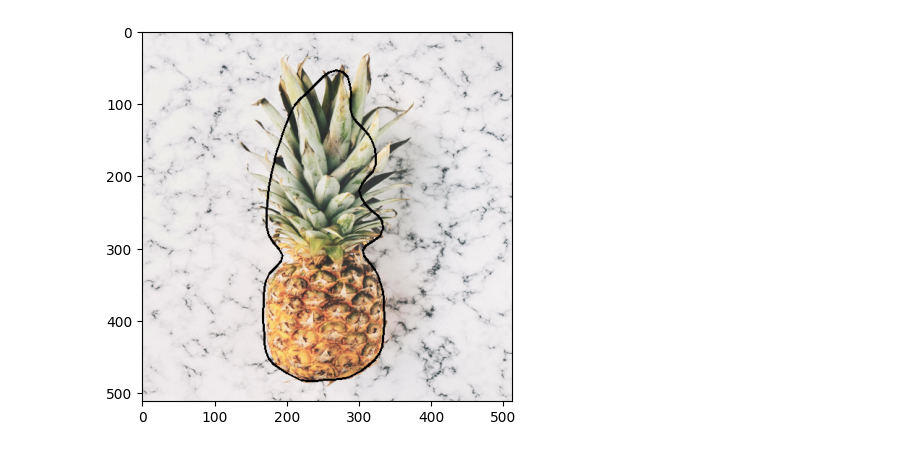
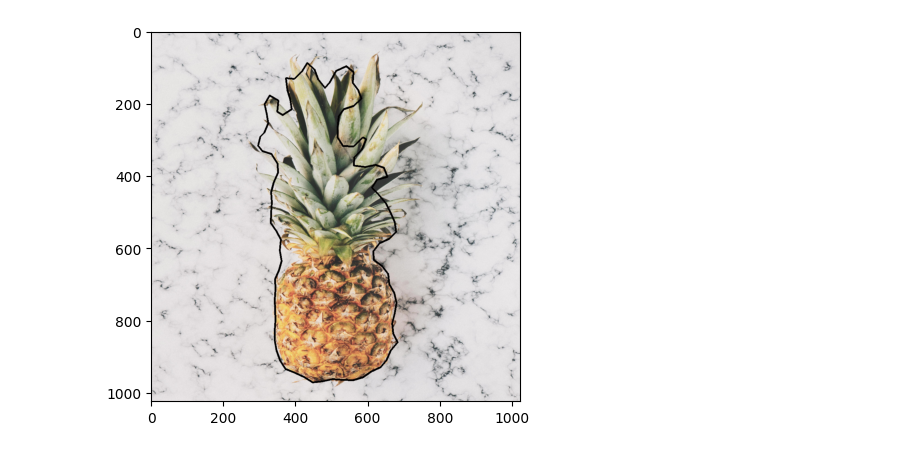
Before and after one commit to antoinehabis/Deep-ContourFlow, a Jupyter notebook: unsupervised_dac.ipynb, the cells around one changed output. Drawn from its saved outputs; the diff is of its cells as text; code cells hidden in the pictures.

```diff
--- a/unsupervised_dac.ipynb
+++ b/unsupervised_dac.ipynb
@@ -37 +8,7 @@ contour_init, mask = define_contour_init(img)
+# %%
+filename = "pineapple.jpg"
+img = plt.imread(os.path.join("images_test_unsupervised_dac", filename))
+shape_origin = img.shape
+img = cv2.resize(img, (1024,1024), interpolation = cv2.INTER_AREA)
+shape = img.shape[:-1]
 # %%
@@ -44,4 +72,4 @@ dac = DAC(nb_points = 100,
 # %%
-contour_init, mask = define_contour_init(img)
+contour_init, mask = define_contour_init(img,center=[300,500], axes = [250,500], angle = 0)
 # %%
 contours, energy = dac.predict(img,contour_init)
@@ -48,11 +94,14 @@ contours, energy = dac.predict(img,contour_init)
 # %%
 contour_to_display = (np.expand_dims(contours[-1], 1)).astype(int)
-new_img = cv2.drawContours((((img/np.max(img))*255).astype(np.uint8)).copy(),
-                        [contour_to_display],
-                        0,
-                        color = 1,
-                        thickness=2)
+new_img = cv2.drawContours(
+    (((img / np.max(img)) * 255).astype(np.uint8)).copy(),
+    [contour_to_display],
+    0,
+    color=1,
+    thickness=4,
+)
+
 plt.imshow(new_img)
 plt.show()
 # %% [output]
-[figure, old version]
+[figure, new version]
```
Also changed, not shown: parts of 5 cells of this notebook, 7 other files.
